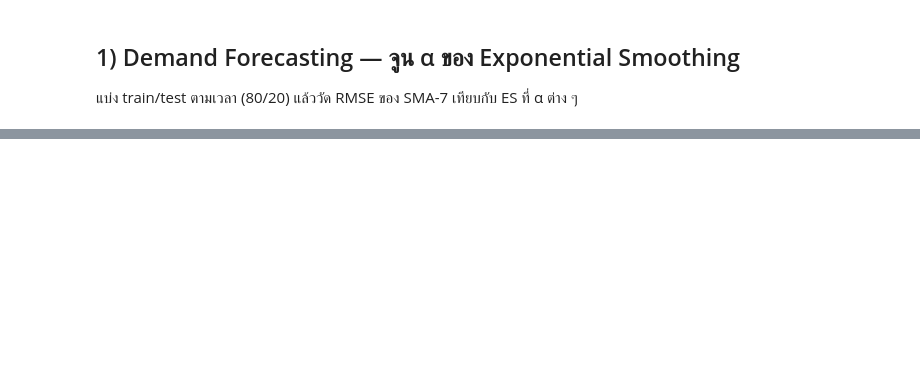
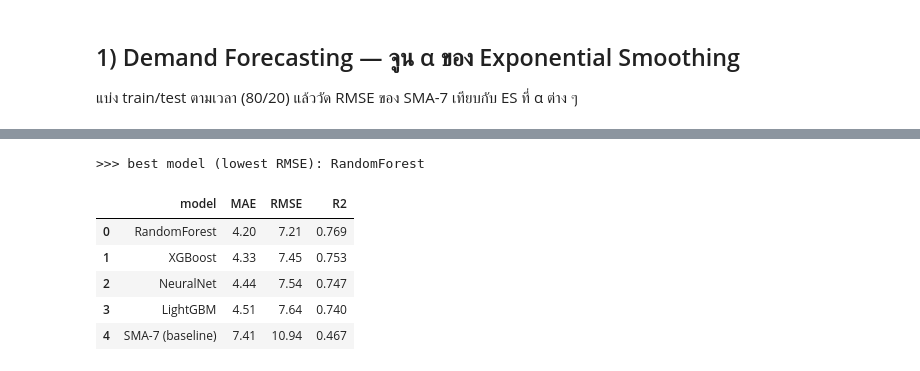
Before and after one commit to jetanin/VaxFlow, a Jupyter notebook: notebook/04_model_training.ipynb, the cells around one changed output, grey strips where cells are left out. Saved outputs shown, nothing was run; the diff lists cells and outputs as text; code cells hidden in the pictures; blank space fills up the shorter version.

```diff
--- a/notebook/04_model_training.ipynb
+++ b/notebook/04_model_training.ipynb
@@ -53,0 +185,39 @@ print('mean SMA RMSE:', round(fc['sma7_rmse'].mean(), 2),
+# %%
+# refit ด้วย train+valid แล้ววัดบน test (เทียบ baseline SMA-7)
+def build(name, p):
+    if name == 'NeuralNet':
+        h = tuple(int(x) for x in p['hidden'].split(','))
+        return make_pipeline(StandardScaler(), MLPRegressor(
+            hidden_layer_sizes=h, alpha=p['alpha'], learning_rate_init=p['lr'],
+            max_iter=300, early_stopping=True, random_state=42))
+    cls = {'RandomForest': RandomForestRegressor, 'XGBoost': XGBRegressor,
+           'LightGBM': LGBMRegressor}[name]
+    kw = dict(p, n_jobs=-1, random_state=42)
+    if name == 'XGBoost': kw['verbosity'] = 0
+    if name == 'LightGBM': kw['verbose'] = -1
+    return cls(**kw)
+
+Xall = pd.concat([Xtr, Xva]); yall = np.concatenate([ytr, yva])
+rows = [{'model': 'SMA-7 (baseline)',
+         'MAE': round(mean_absolute_error(yte, sma_te), 2),
+         'RMSE': round(rmse(yte, sma_te), 2),
+         'R2': round(r2_score(yte, sma_te), 3)}]
+for name in MODELS:
+    m = build(name, best[name]); m.fit(Xall, yall); pred = m.predict(Xte)
+    rows.append({'model': name,
+                 'MAE': round(mean_absolute_error(yte, pred), 2),
+                 'RMSE': round(rmse(yte, pred), 2),
+                 'R2': round(r2_score(yte, pred), 3)})
+cmp = pd.DataFrame(rows).sort_values('RMSE').reset_index(drop=True)
+cmp.to_csv(OUT / 'model_comparison.csv', index=False, encoding='utf-8-sig')
+winner = cmp.iloc[0]['model']
+print('>>> best model (lowest RMSE):', winner)
+cmp
+# %% [output]
+>>> best model (lowest RMSE): RandomForest
+|  | model | MAE | RMSE | R2 |
+| 0 | RandomForest | 4.20 | 7.21 | 0.769 |
+| 1 | XGBoost | 4.33 | 7.45 | 0.753 |
+| 2 | NeuralNet | 4.44 | 7.54 | 0.747 |
+| 3 | LightGBM | 4.51 | 7.64 | 0.740 |
+| 4 | SMA-7 (baseline) | 7.41 | 10.94 | 0.467 |
```
Also changed, not shown: parts of 12 cells of this notebook, 23 other files.
